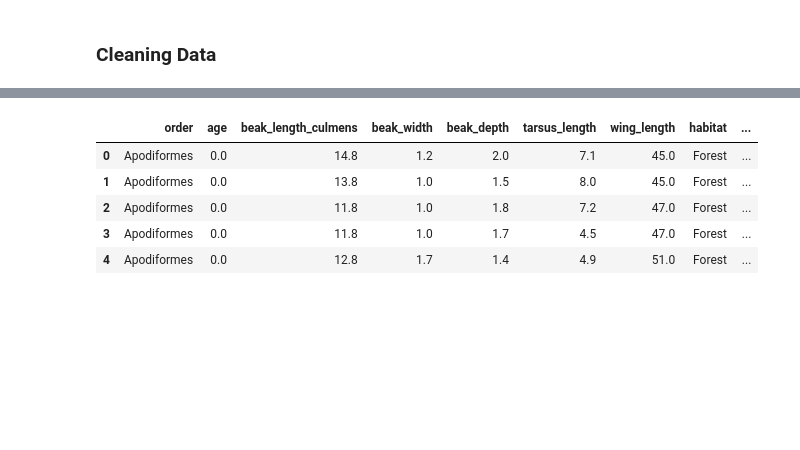
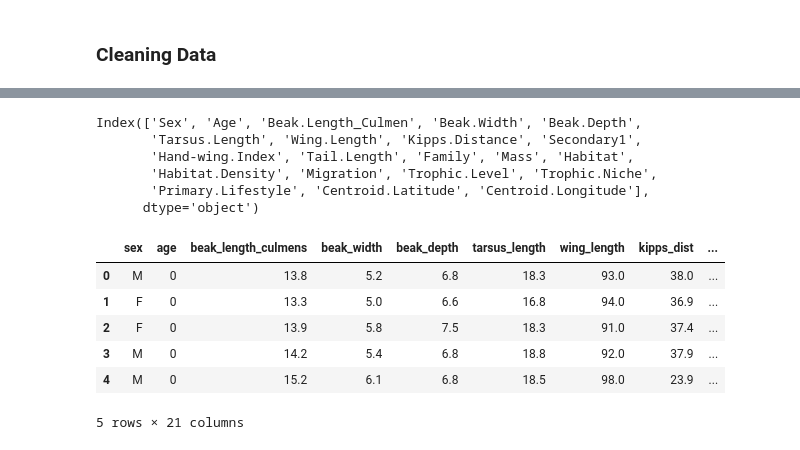
Before and after one commit to bethharvey/capstone-project, a Jupyter notebook: avonet_bird_identification.ipynb, the cells around one changed output, grey strips where cells are left out. Saved outputs shown, nothing was run; the diff lists cells and outputs as text; code cells hidden in the pictures; blank space fills up the shorter version.

```diff
--- a/avonet_bird_identification.ipynb
+++ b/avonet_bird_identification.ipynb
@@ -150,5 +179,6 @@ avonet_num_trans = knn_imputer.fit_transform(avonet_numeric)
 # %%
 # Convert transformed numeric data to DataFrame
-avonet_num_df = pd.DataFrame(avonet_num_trans, columns = ['Age', 'Beak.Length_Culmen', 'Beak.Width', 'Beak.Depth',
-                                                          'Tarsus.Length', 'Wing.Length','Habitat.Density', 'Migration',
-                                                          'Centroid.Latitude', 'Centroid.Longitude', 'sex_categorical'])
+sparrows_num_df = pd.DataFrame(sparrows_num_trans, columns = ['Beak.Length_Culmen', 'Beak.Width', 'Beak.Depth',
+                                                          'Tarsus.Length', 'Wing.Length', 'Kipps.Distance',
+                                                              'Secondary1', 'Hand-wing.Index', 'Tail.Length'])
+sparrows_num_df.info()
@@ -155,28 +202,39 @@ avonet_num_df = pd.DataFrame(avonet_num_trans, columns = ['Age', 'Beak.Length_Cu
 # %%
 # Replace original columns with imputed columns
-col_names = ['Age', 'Beak.Length_Culmen', 'Beak.Width', 'Beak.Depth', 'Tarsus.Length', 'Wing.Length','Habitat.Density',
-             'Migration', 'Centroid.Latitude', 'Centroid.Longitude', 'sex_categorical']
+col_names = ['Beak.Length_Culmen', 'Beak.Width', 'Beak.Depth', 'Tarsus.Length', 'Wing.Length', 'Kipps.Distance',
+             'Secondary1', 'Hand-wing.Index', 'Tail.Length']
 
 for col in col_names:
-    avonet[col] = avonet_num_df[col]
+    sparrows[col] = sparrows_num_df[col]
 # %%
-# Change data type of Habitat.Density, Migration, and sex_categorical to int
-feature_list = ['Habitat.Density', 'Migration', 'sex_categorical']
+# Change data type of Age, Habitat.Density and Migration to int
+feature_list = ['Age', 'Habitat.Density', 'Migration']
 
 for feature in feature_list:
-    avonet[feature] = avonet[feature].astype(int)
+    sparrows[feature] = sparrows[feature].astype(int)
+# %%
+sparrows.columns
+# %% [output]
+Index(['Sex', 'Age', 'Beak.Length_Culmen', 'Beak.Width', 'Beak.Depth',
+       'Tarsus.Length', 'Wing.Length', 'Kipps.Distance', 'Secondary1',
+       'Hand-wing.Index', 'Tail.Length', 'Family', 'Mass', 'Habitat',
+       'Habitat.Density', 'Migration', 'Trophic.Level', 'Trophic.Niche',
+       'Primary.Lifestyle', 'Centroid.Latitude', 'Centroid.Longitude'],
+      dtype='object')
 # %%
 # Rename columns to all lowercase, no periods
-avonet.columns = ['order', 'age', 'beak_length_culmens', 'beak_width', 'beak_depth', 'tarsus_length', 'wing_length',
-                  'habitat', 'habitat_density', 'migration', 'trophic_level', 'trophic_niche', 'primary_lifestyle',
-                  'centroid_lat', 'centroid_long', 'sex']
+sparrows.columns = ['sex', 'age', 'beak_length_culmens', 'beak_width', 'beak_depth', 'tarsus_length', 'wing_length',
+                  'kipps_dist', 'secondary1', 'hand_wing', 'tail_length', 'family', 'mass', 'habitat',
+                    'habitat_density', 'migration', 'trophic_level', 'trophic_niche', 'primary_lifestyle',
+                    'centroid_lat', 'centroid_long']
 # %%
 # View and inspect final dataset
-avonet.head()
+sparrows.head()
 # %% [output]
-|  | order | age | beak_length_culmens | beak_width | beak_depth | tarsus_length | wing_length | habitat | ... |
-| 0 | Apodiformes | 0.0 | 14.8 | 1.2 | 2.0 | 7.1 | 45.0 | Forest | ... |
-| 1 | Apodiformes | 0.0 | 13.8 | 1.0 | 1.5 | 8.0 | 45.0 | Forest | ... |
-| 2 | Apodiformes | 0.0 | 11.8 | 1.0 | 1.8 | 7.2 | 47.0 | Forest | ... |
-| 3 | Apodiformes | 0.0 | 11.8 | 1.0 | 1.7 | 4.5 | 47.0 | Forest | ... |
-| 4 | Apodiformes | 0.0 | 12.8 | 1.7 | 1.4 | 4.9 | 51.0 | Forest | ... |
+|  | sex | age | beak_length_culmens | beak_width | beak_depth | tarsus_length | wing_length | kipps_dist | ... |
+| 0 | M | 0 | 13.8 | 5.2 | 6.8 | 18.3 | 93.0 | 38.0 | ... |
+| 1 | F | 0 | 13.3 | 5.0 | 6.6 | 16.8 | 94.0 | 36.9 | ... |
+| 2 | F | 0 | 13.9 | 5.8 | 7.5 | 18.3 | 91.0 | 37.4 | ... |
+| 3 | M | 0 | 14.2 | 5.4 | 6.8 | 18.8 | 92.0 | 37.9 | ... |
+| 4 | M | 0 | 15.2 | 6.1 | 6.8 | 18.5 | 98.0 | 23.9 | ... |
+5 rows × 21 columns
```
Also changed, not shown: parts of 21 cells of this notebook, 1 other file.
